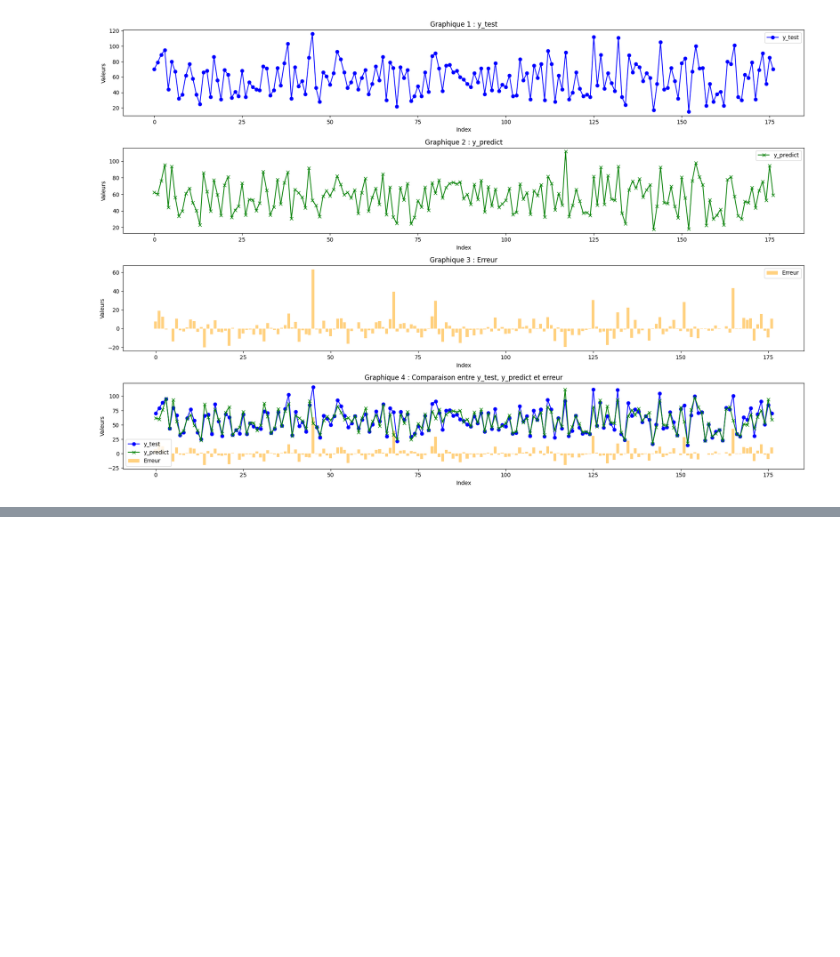
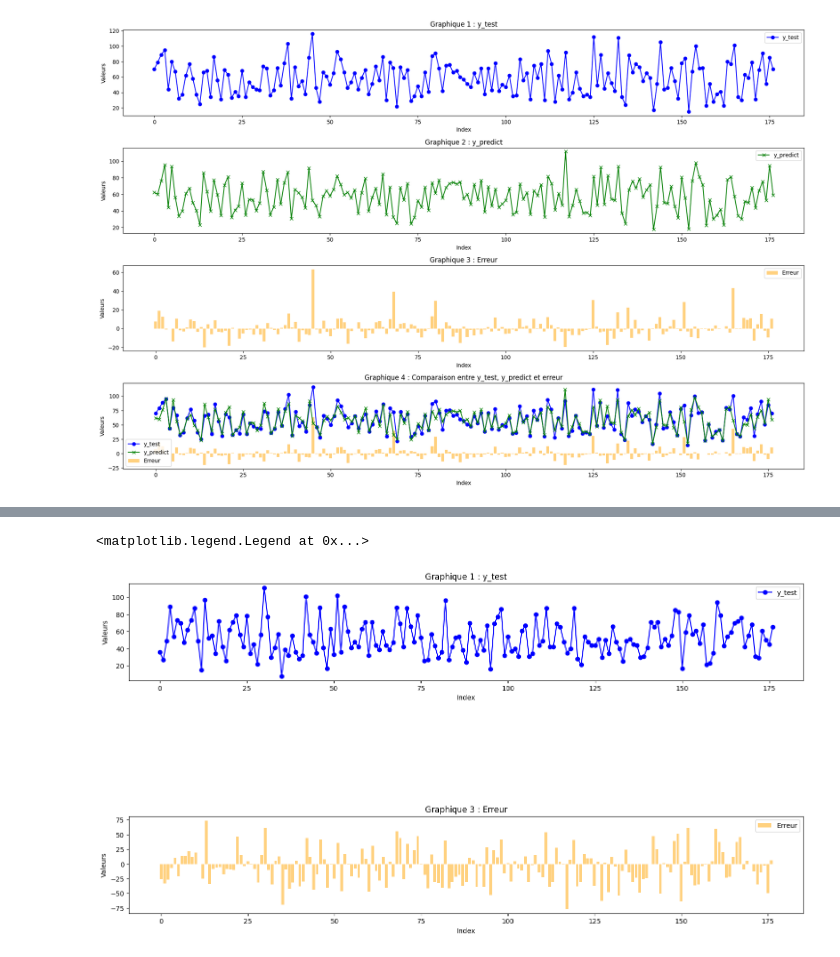
Before and after one commit to sxfiene/Delivery_Time_Predictor, a Jupyter notebook: Delivery_Time.ipynb, the cells around one changed output, grey strips where cells are left out. Cells and saved outputs as stored; diff of their text form; code cells hidden in the pictures; blank space fills up the shorter version.

```diff
--- a/Delivery_Time.ipynb
+++ b/Delivery_Time.ipynb
@@ -611,0 +643,9 @@ plt.show()
+# %%
+#Duplicate the data from df2 with predicted +20 minutes  more than the original delivery time. Thsi line should help df_graph_predict[df_graph_predict['erreur'] > 20]
+
+df3 = df_graph_predict.copy()
+df3.head()
+
+#Add more data with the "erreur" column greater than 20
+df3 = df3[df3['erreur'] > 20]
+df3.head()
@@ -611,0 +713,5 @@ plt.show()
+# %%
+#Split df2 into X and y
+
+y = df2.Delivery_Time_min
+X = df2.drop(['Delivery_Time_min'], axis=1)
@@ -611,0 +762,6 @@ plt.show()
+# %%
+# Convert the predictions to a DataFrame with a column named "Delivery_Time_min"
+y_predict2 = pd.DataFrame(y_predict, columns=["Delivery_Time_min"])
+
+# Display the first few rows of the predictions DataFrame
+y_predict2.head()
@@ -611,0 +775,40 @@ plt.show()
+# %%
+df_graph_predict2 = pd.concat([X2_test.reset_index(drop=True), y_predict2.reset_index(drop=True), y2_test.reset_index(drop=True)], axis=1) #+ y-test + colonne erreur = y-test - y-predict
+df_graph_predict2.head()
+
+# Création de df_graph_predict
+df_graph_predict2 = pd.concat([
+    X2_test.reset_index(drop=True),
+    y_predict2.reset_index(drop=True),
+    y2_test.reset_index(drop=True)
+], axis=1)
+
+# Renommer les colonnes pour plus de clarté
+df_graph_predict2.columns = list(X2_test.columns) + ['y_predict', 'y_test']
+
+# Calcul de la colonne "erreur"
+df_graph_predict2['erreur'] = df_graph_predict2['y_test'] - df_graph_predict2['y_predict']
+
+# Affichage des premières lignes
+
+# Création des graphiques
+plt.figure(figsize=(18, 12))
+
+# Graphique 1 : y_test
+plt.subplot(4, 1, 1)
+plt.plot(df_graph_predict2.index, df_graph_predict2['y_test'], label='y_test', color='blue', marker='o')
+plt.xlabel('Index')
+plt.ylabel('Valeurs')
+plt.title('Graphique 1 : y_test')
+plt.legend()
+
+# Graphique 3 : erreur
+plt.subplot(4, 1, 3)
+plt.bar(df_graph_predict2.index, df_graph_predict2['erreur'], alpha=0.5, label='Erreur', color='orange')
+plt.xlabel('Index')
+plt.ylabel('Valeurs')
+plt.title('Graphique 3 : Erreur')
+plt.legend()
+# %% [output]
+<matplotlib.legend.Legend at 0x...>
+[figure, added]
```
Also changed, not shown: parts of 45 cells of this notebook, 2 other files.
